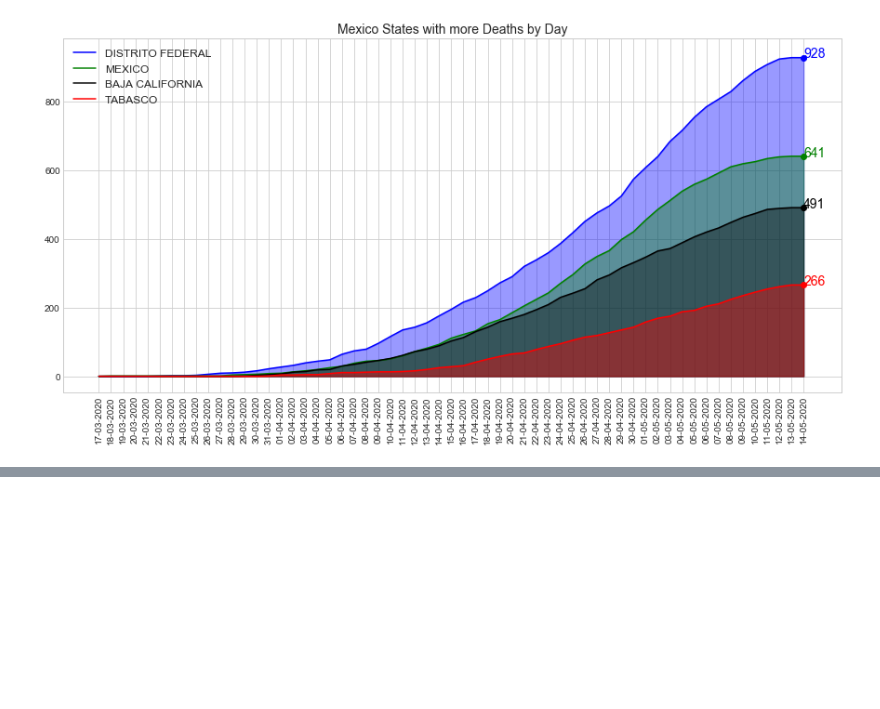
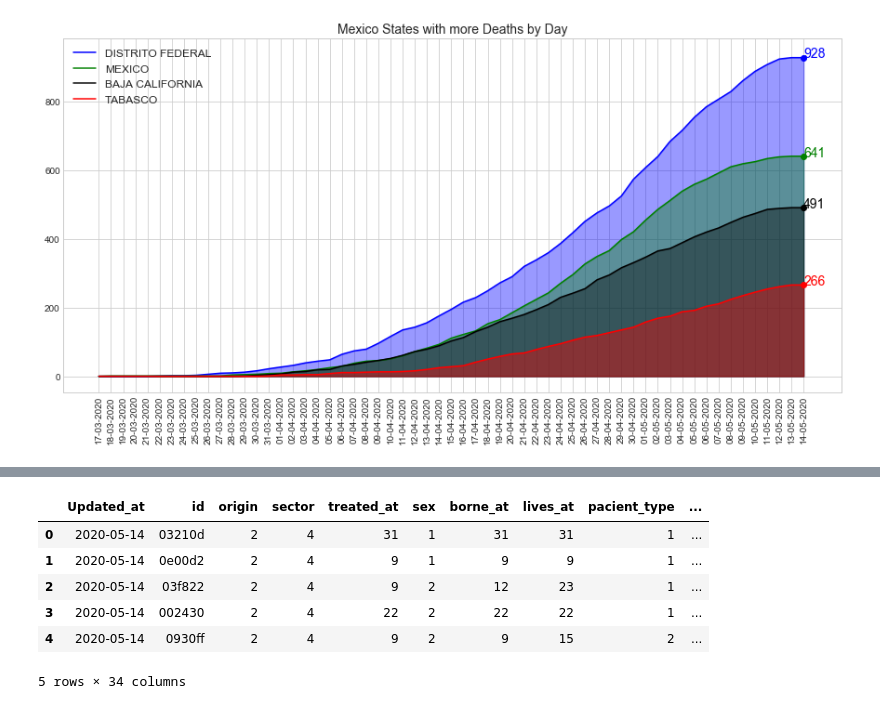
Before and after one commit to mesielepush/Covid19-Mexico-Data-Analysis-Jupyter-Notebook, a Jupyter notebook: MexicoCovidDescriptiveGeneral.ipynb, the cells around one changed output, grey strips where cells are left out. Cells and saved outputs as stored; diff of their text form; code cells hidden in the pictures; blank space fills up the shorter version.

```diff
--- a/MexicoCovidDescriptiveGeneral.ipynb
+++ b/MexicoCovidDescriptiveGeneral.ipynb
@@ -30,7 +30,7 @@ import matplotlib.pyplot as plt
 import pandas as pd
 # %%
 # Pacient data contains detail information about every subject in the database, age, sex, and some illness history
-pacient_data = pd.read_csv('200514COVID19MEXICO.csv', encoding='ANSI')
+patient_data = pd.read_csv('200514COVID19MEXICO.csv', encoding='ANSI')
 # Confirmed is the number of comfirmed cases each day
 confirmed = pd.read_csv('Casos_Diarios_Estado_Nacional_Confirmados_20200514.csv', encoding='ANSI')
 # Suspicious is the number of suspicious cases each day
@@ -269,0 +282,37 @@ plot_all(raw_data = deaths,
+# %%
+patient_data = patient_data.drop('MUNICIPIO_RES',axis=1)
+# %%
+patient_data = patient_data.rename(columns={"FECHA_ACTUALIZACION":"Updated_at",
+                                             "ID_REGISTRO": "id",
+                                             "ORIGEN":"origin",
+                                             "SECTOR":"sector",
+                                             "ENTIDAD_UM": "treated_at",
+                                             "SEXO": "sex",
+                                             "ENTIDAD_NAC":"borne_at",
+                                             "ENTIDAD_RES": "lives_at",
+                                             "TIPO_PACIENTE": "pacient_type",
+                                             "FECHA_INGRESO":"admission_date",
+                                             "FECHA_SINTOMAS":"onset_symptoms",
+                                             "FECHA_DEF": "day_of_death",
+                                             "INTUBADO": "intubated",
+                                             "NEUMONIA":"pneumonia",
+                                             "EDAD":"age",
+                                             "NACIONALIDAD":"is_mexican",
+                                             "EMBARAZO":"pregnancy",
+                                             "HABLA_LENGUA_INDIG":"speaks_dialect",
+                                             "DIABETES":"diabetes",
+                                             "EPOC": "copd",
+                                             "ASMA":"asthma",
+                                             "INMUSUPR":"immunosuppression",
+                                             "HIPERTENSION":"hypertension",
+                                             "OTRA_COM":"another_illness",
+                                             "CARDIOVASCULAR":"cardiovascular",
+                                             "OBESIDAD":"obesity",
+                                             "RENAL_CRONICA":"kidney_disease",
+                                             "TABAQUISMO":"smoker",
+                                             "OTRO_CASO":"close_to_infected",
+                                             "RESULTADO":"result",
+                                             "MIGRANTE":"migrant",
+                                             "PAIS_NACIONALIDAD":"nationality",
+                                             "PAIS_ORIGEN": "country_of_origin",
+                                             "UCI":"icu"})
@@ -269,0 +331,10 @@ plot_all(raw_data = deaths,
+# %%
+patient_data.head()
+# %% [output]
+|  | Updated_at | id | origin | sector | treated_at | sex | borne_at | lives_at | pacient_type | ... |
+| 0 | 2020-05-14 | 03210d | 2 | 4 | 31 | 1 | 31 | 31 | 1 | ... |
+| 1 | 2020-05-14 | 0e00d2 | 2 | 4 | 9 | 1 | 9 | 9 | 1 | ... |
+| 2 | 2020-05-14 | 03f822 | 2 | 4 | 9 | 2 | 12 | 23 | 1 | ... |
+| 3 | 2020-05-14 | 002430 | 2 | 4 | 22 | 2 | 22 | 22 | 1 | ... |
+| 4 | 2020-05-14 | 0930ff | 2 | 4 | 9 | 2 | 9 | 15 | 2 | ... |
+5 rows × 34 columns
```
Also changed, not shown: parts of 6 cells of this notebook, 1 other file.
